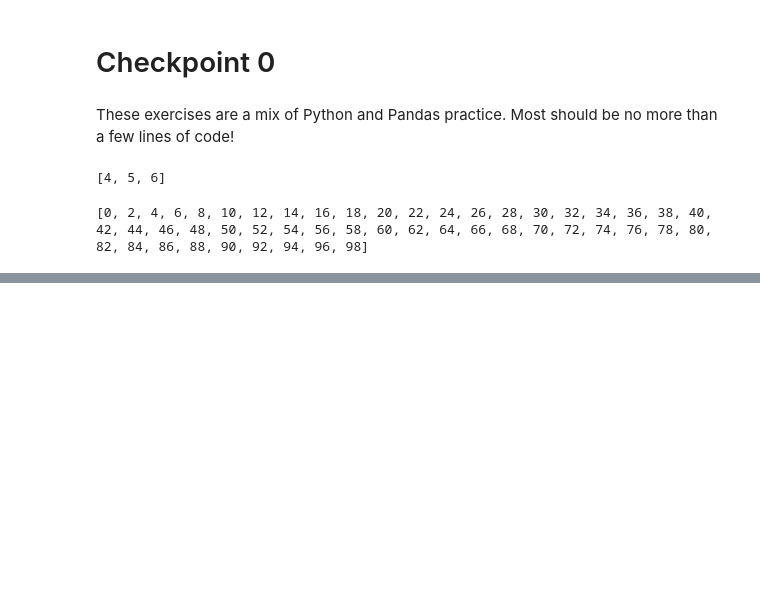
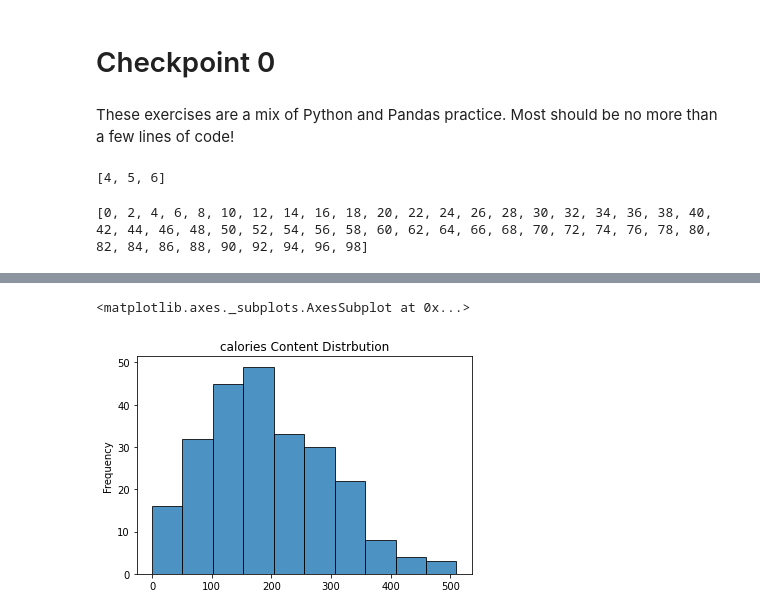
Before and after one commit to yunyangMA/checkpoint-0-and-1-yunyang, a Jupyter notebook: Dict/"checkpoint0_ipynb"yunyang.ipynb, the cells around one changed output, grey strips where cells are left out. Saved outputs shown, nothing was run; the diff lists cells and outputs as text; code cells hidden in the pictures; blank space fills up the shorter version.

```diff
--- a/Dict/"checkpoint0_ipynb"yunyang.ipynb
+++ b/Dict/"checkpoint0_ipynb"yunyang.ipynb
@@ -77,4 +121,6 @@ Drive already mounted at /content/gdrive; to attempt to forcibly remount, call d
 # %%
 # create a new column containing the caffeine per calories of each drink
+# %%
+df_starbucks["caffeine_per_calories"] = df_starbucks["caffeine"] / df_starbucks["calories"]
 # %%
 # what is the average calorie across all items?
@@ -85,4 +179,9 @@ Drive already mounted at /content/gdrive; to attempt to forcibly remount, call d
 # %%
 # plot the distribution of the number of calories in drinks with a histogram
+# %%
+df_starbucks["calories"].plot.hist(edgecolor='black', alpha=0.8, title="calories Content Distrbution")
+# %% [output]
+<matplotlib.axes._subplots.AxesSubplot at 0x...>
+[figure, added]
 # %%
 # plot calories against total fat with a scatterplot
```
Also changed, not shown: parts of 8 cells of this notebook.
